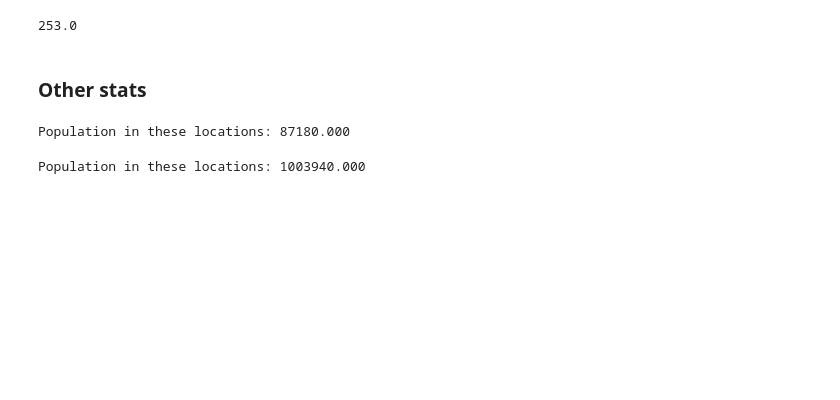
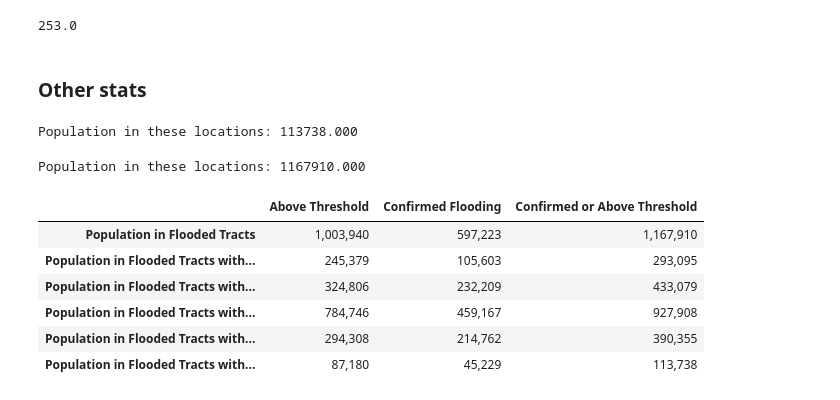
Before and after one commit to pendulating/bayflood, a Jupyter notebook: notebooks/for_paper/f_analysis_added_coverage.ipynb, the cells around one changed output. Saved outputs shown, nothing was run; the diff lists cells and outputs as text; code cells hidden in the pictures; blank space fills up the shorter version.

```diff
--- a/notebooks/for_paper/f_analysis_added_coverage.ipynb
+++ b/notebooks/for_paper/f_analysis_added_coverage.ipynb
@@ -18,4 +18,6 @@ log.info("Modules loaded.")
 # %%
 analysis_df = pd.read_csv(c.CURRENT_DF)
-analysis_df = h.add_helper_cols(analysis_df)
+analysis_df = h.add_covariate_cols(analysis_df)
+analysis_df = h.add_demo_cols(analysis_df)
+analysis_df = h.add_estimate_cols(analysis_df)
 # %% [output]
@@ -26,18 +46,2 @@ analysis_df = h.add_helper_cols(analysis_df)
 # %% [markdown]
 # basic exploratory analysis
-# %%
-pd.set_option('display.max_columns', 500)
-analysis_df['confirmed_flooded_image'] = analysis_df['at_least_one_positive_image_by_area'] == 1
-analysis_df['p_y_percentile'] = analysis_df['p_y'].rank(pct=True) * 100
-ESTIMATE_THRES = analysis_df[analysis_df['confirmed_flooded_image']]['p_y'].quantile(0.25)
-
-analysis_df['above_thres'] = analysis_df['p_y'] > ESTIMATE_THRES
-print(analysis_df[analysis_df['above_thres']].shape[0] / analysis_df.shape[0])
-
-analysis_df['white_frac'] = analysis_df['nhl_white_alone'] / analysis_df['total_population']
-analysis_df['black_frac'] = analysis_df['nhl_black_alone'] / analysis_df['total_population']
-analysis_df['hispanic_frac'] = analysis_df['hispanic_alone'] / analysis_df['total_population']
-analysis_df['asian_frac'] = analysis_df['nhl_asian_alone'] / analysis_df['total_population']
-
-
-analysis_df.head()
@@ -92,11 +98,56 @@ analysis_df['n_floodnet_sensors'].sum()
 ### Other stats
 # %%
 # population in tracts with no other coverage except from model risk
-print("Population in these locations: %2.3f" % analysis_df.loc[(analysis_df['above_thres']) & (analysis_df['any_311_report'] == 0) & (analysis_df['any_sensors'] == 0) & (analysis_df['no_dep_flooding']), 'total_population'].sum())
+print("Population in these locations: %2.3f" % analysis_df.loc[(analysis_df[EST_TO_USE]) & (analysis_df['any_311_report'] == 0) & (analysis_df['any_sensors'] == 0) & (analysis_df['no_dep_flooding']), 'total_population'].sum())
 # %% [output]
-Population in these locations: 87180.000
+Population in these locations: 113738.000
 # %%
 # total population in tracts classified as high risk
-print("Population in these locations: %2.3f" % analysis_df.loc[(analysis_df['above_thres']), 'total_population'].sum())
+print("Population in these locations: %2.3f" % analysis_df.loc[(analysis_df[EST_TO_USE]), 'total_population'].sum())
 # %% [output]
-Population in these locations: 1003940.000
+Population in these locations: 1167910.000
+# %%
+EST_COLS = ['above_thres', 'confirmed_flooding', 'confirmed_or_above_thres']
+# generate a table of population coverage (same as above) for each estimate
+
+def get_pop_coverage(df, est_col):
+    pop_in_risk = df.loc[(df[est_col]), 'total_population'].sum()
+    pop_in_risk_no_dep = df.loc[(df[est_col]) & (df['no_dep_flooding'] == 1), 'total_population'].sum()
+    pop_in_risk_no_311 = df.loc[(df[est_col]) & (df['any_311_report'] == 0), 'total_population'].sum()
+    pop_in_risk_no_sensors = df.loc[(df[est_col]) & (df['any_sensors'] == 0), 'total_population'].sum()
+    pop_in_risk_no_other = df.loc[(df[est_col]) & (df['any_311_report'] == 0) & (df['any_sensors'] == 0), 'total_population'].sum()
+    pop_in_risk_no_other_no_dep = df.loc[(df[est_col]) & (df['any_311_report'] == 0) & (df['any_sensors'] == 0) & (df['no_dep_flooding']), 'total_population'].sum()
+    return pop_in_risk, pop_in_risk_no_dep, pop_in_risk_no_311, pop_in_risk_no_sensors, pop_in_risk_no_other, pop_in_risk_no_other_no_dep
+
+# informative col names
+cols = {
+    'above_thres': 'Above Threshold',
+    'confirmed_flooding': 'Confirmed Flooding',
+    'confirmed_or_above_thres': 'Confirmed or Above Threshold'
+}
+
+rows = {
+    'pop_in_risk': 'Population in Flooded Tracts',
+    'pop_in_risk_no_dep': 'Population in Flooded Tracts with No DEP Flooding',
+    'pop_in_risk_no_311': 'Population in Flooded Tracts with No 311 Reports',
+    'pop_in_risk_no_sensors': 'Population in Flooded Tracts with No FloodNet Sensors',
+    'pop_in_risk_no_other': 'Population in Flooded Tracts with No Other Coverage',
+    'pop_in_risk_no_other_no_dep': 'Population in Flooded Tracts with No Other Coverage and No DEP Flooding'
+}
+
+# make a table
+pop_coverage = pd.DataFrame(index=rows.values(), columns=cols.values())
+for est_col in EST_COLS:
+    pop_coverage.loc[:, cols[est_col]] = get_pop_coverage(analysis_df, est_col)
+
+# format nicely with commas
+pop_coverage = pop_coverage.applymap(lambda x: "{:,.0f}".format(x))
+pop_coverage
+# %% [output]
+|  | Above Threshold | Confirmed Flooding | Confirmed or Above Threshold |
+| Population in Flooded Tracts | 1,003,940 | 597,223 | 1,167,910 |
+| Population in Flooded Tracts with... | 245,379 | 105,603 | 293,095 |
+| Population in Flooded Tracts with... | 324,806 | 232,209 | 433,079 |
+| Population in Flooded Tracts with... | 784,746 | 459,167 | 927,908 |
+| Population in Flooded Tracts with... | 294,308 | 214,762 | 390,355 |
+| Population in Flooded Tracts with... | 87,180 | 45,229 | 113,738 |
```
Also changed, not shown: parts of 8 cells of this notebook.
